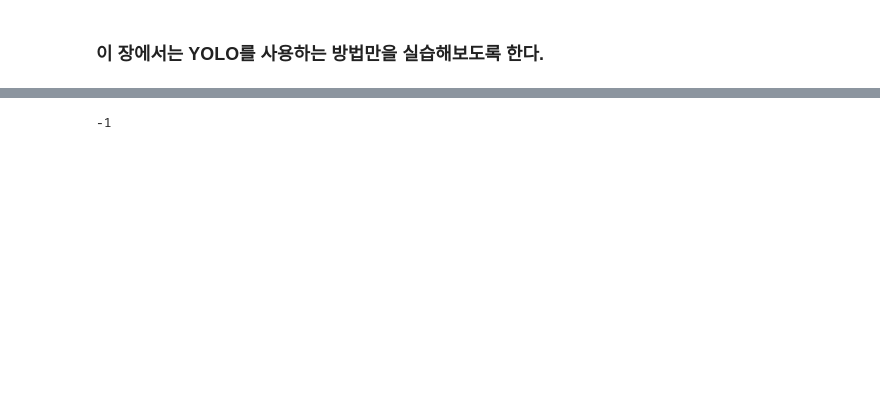
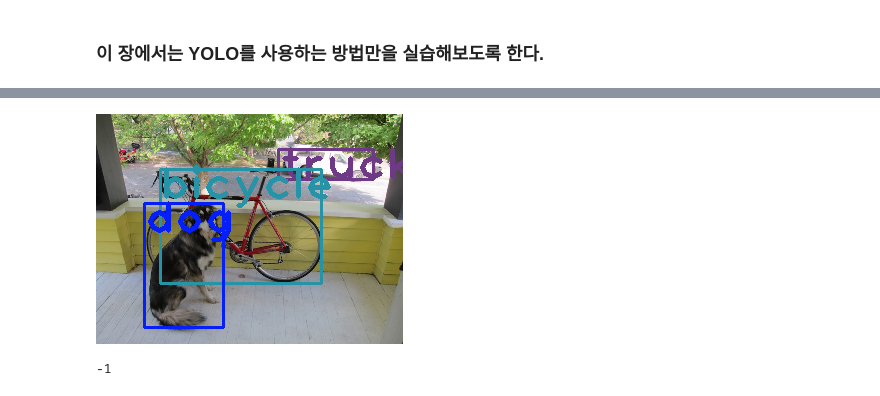
Before and after one commit to swkim01/DSAC5, a Jupyter notebook: gg-15-YOLO_사물_인식.ipynb, the cells around one changed output, grey strips where cells are left out. Drawn from its saved outputs; the diff is of its cells as text; code cells hidden in the pictures; blank space fills up the shorter version.

Commit message:
Colaboratory를 통해 생성됨

```diff
--- a/gg-15-YOLO_사물_인식.ipynb
+++ b/gg-15-YOLO_사물_인식.ipynb
@@ -23,7 +52,7 @@ with ZipFile('data/YOLO_v3_tutorial_from_scratch-master.zip', 'r') as zf:
 # %%
 import cv2
 import numpy as np
-#from google.colab.patches import cv2_imshow
+from google.colab.patches import cv2_imshow
 
 # Load Yolo
 net = cv2.dnn.readNet("yolo/yolov3.weights", "yolo/cfg/yolov3.cfg")
@@ -50,33 +79,34 @@ confidences = []
 boxes = []
 for out in outs:
     for detection in out:
         scores = detection[5:]
         class_id = np.argmax(scores)
         confidence = scores[class_id]
         if confidence > 0.5:
             # Object detected
             center_x = int(detection[0] * width)
             center_y = int(detection[1] * height)
             w = int(detection[2] * width)
             h = int(detection[3] * height)
             # Rectangle coordinates
             x = int(center_x - w / 2)
             y = int(center_y - h / 2)
             boxes.append([x, y, w, h])
             confidences.append(float(confidence))
             class_ids.append(class_id)
 indexes = cv2.dnn.NMSBoxes(boxes, confidences, 0.5, 0.4)
 font = cv2.FONT_HERSHEY_PLAIN
 for i in range(len(boxes)):
     if i in indexes:
         x, y, w, h = boxes[i]
         label = str(classes[class_ids[i]])
         color = colors[i]
         cv2.rectangle(img, (x, y), (x + w, y + h), color, 2)
         cv2.putText(img, label, (x, y + 30), font, 3, color, 3)
 
-#cv2_imshow("img)
-cv2.imshow("result", img)
+cv2_imshow(img)
+#cv2.imshow("result", img)
 cv2.waitKey(0)
 # %% [output]
+[figure, added]
 -1
```
Also changed, not shown: parts of 3 cells of this notebook.
